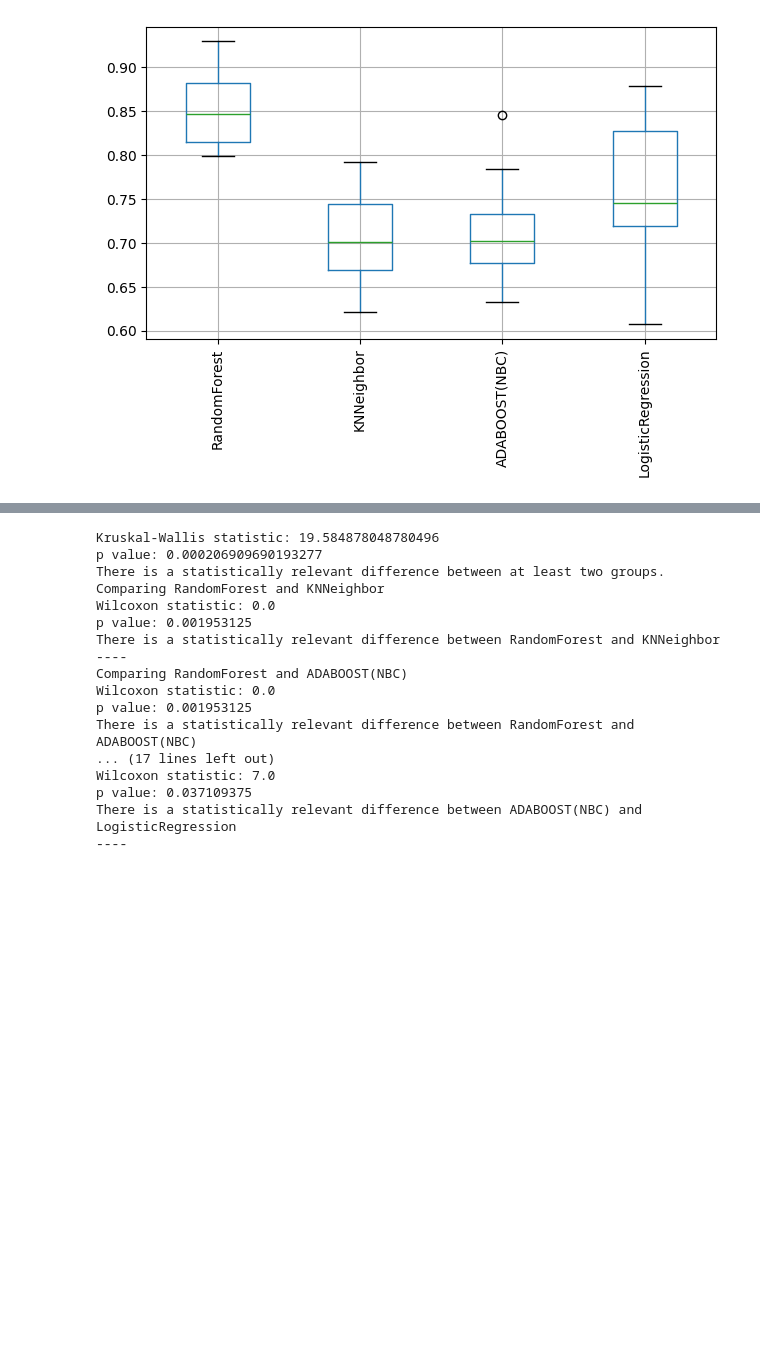
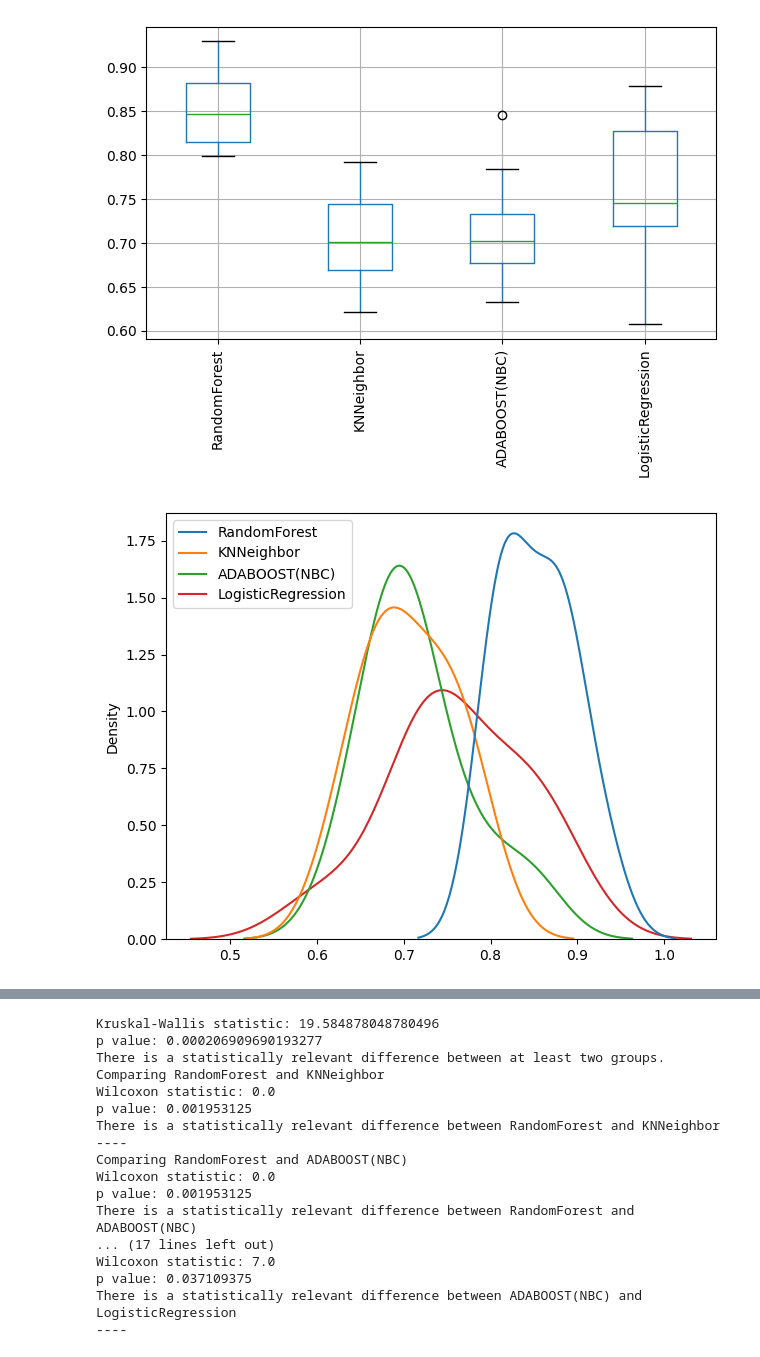
Before and after one commit to cletopellegrino/Cirrhosis-Survival-Prediction, a Jupyter notebook: code/EvaluationSMOTENC(ord).ipynb, the cells around one changed output, grey strips where cells are left out. Cells and saved outputs as stored; diff of their text form; code cells hidden in the pictures; blank space fills up the shorter version.

```diff
--- a/code/EvaluationSMOTENC(ord).ipynb
+++ b/code/EvaluationSMOTENC(ord).ipynb
@@ -495,3 +499,12 @@ plt.savefig("stat_result(ord).png")
 plt.show()
 # %% [output]
 [figure]
+# %%
+import scipy.stats as stats
+
+sns.kdeplot(data=df_cv_scores)
+plt.tight_layout()
+#plt.savefig("ord KDE plot.png")
+plt.show()
+# %% [output]
+[figure, added]
```
Also changed, not shown: parts of 12 cells of this notebook, 8 other files.
